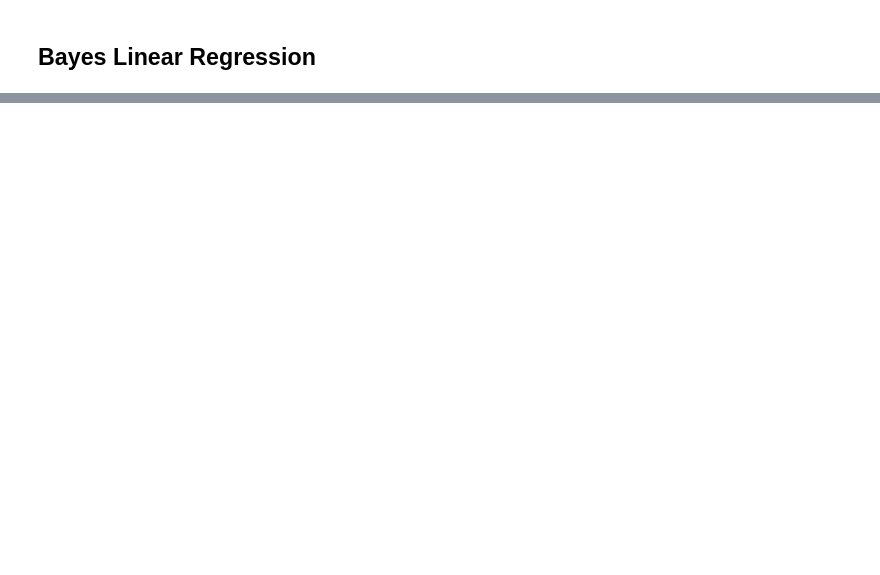
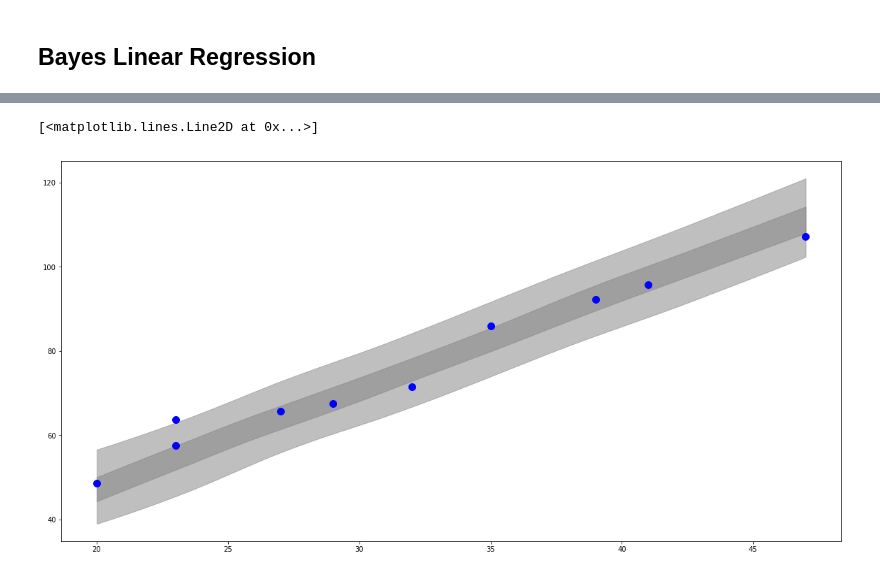
Before and after one commit to canyon289/pyladies-bayes, a Jupyter notebook: 2_BayesPractice.ipynb, the cells around one changed output, grey strips where cells are left out. Cells and saved outputs as stored; diff of their text form; code cells hidden in the pictures; blank space fills up the shorter version.

```diff
--- a/2_BayesPractice.ipynb
+++ b/2_BayesPractice.ipynb
@@ -131,0 +142,2 @@ NUTS: [noise_estimate, intercept_estimate, slope_estimate]
+# %%
+ppc = pm.sample_posterior_predictive(trace_linear_regression, samples=2000, model=linear_model)
@@ -131,0 +152,9 @@ NUTS: [noise_estimate, intercept_estimate, slope_estimate]
+# %%
+fig, ax = plt.subplots(figsize=(20,10))
+
+az.plot_hpd(x, ppc['y_estimate'], credible_interval=0.5, color='gray', ax=ax)
+az.plot_hpd(x, ppc['y_estimate'], credible_interval=0.94, color='gray', ax=ax)
+plt.plot(x, noisy_y, 'b.', markersize=20)
+# %% [output]
+[<matplotlib.lines.Line2D at 0x...>]
+[figure, added]
```
Also changed, not shown: parts of 13 cells of this notebook.
